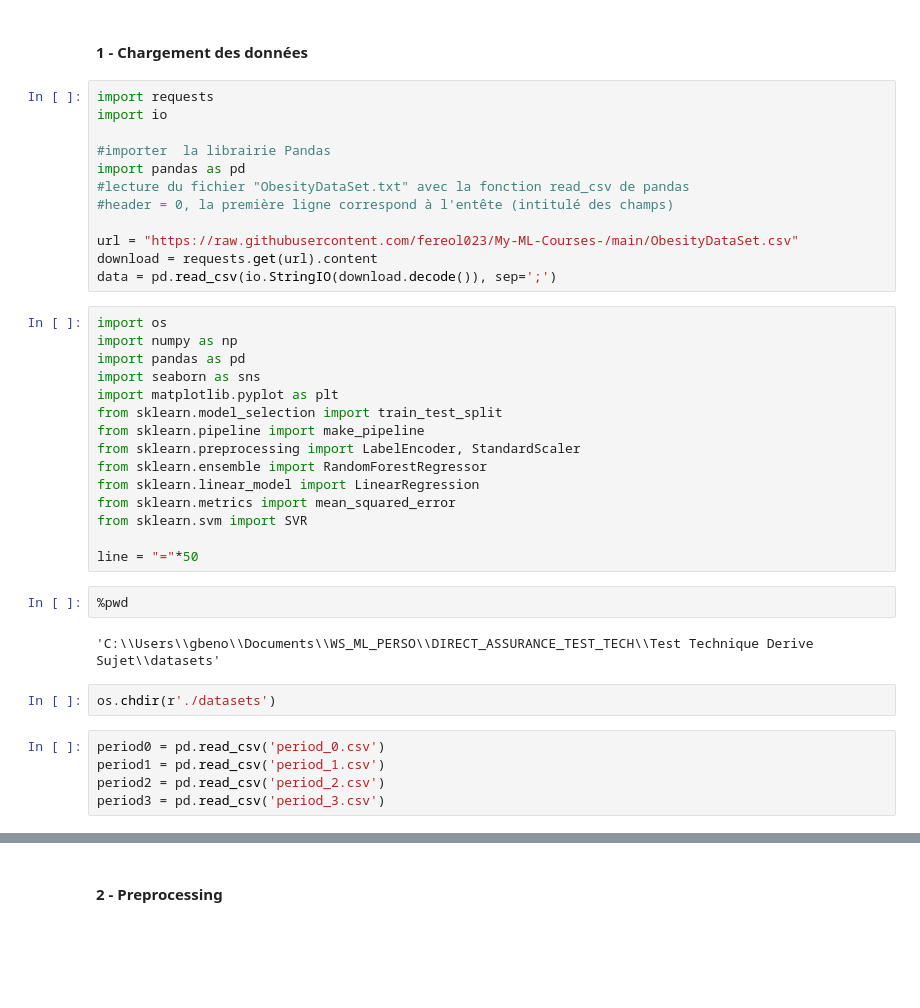
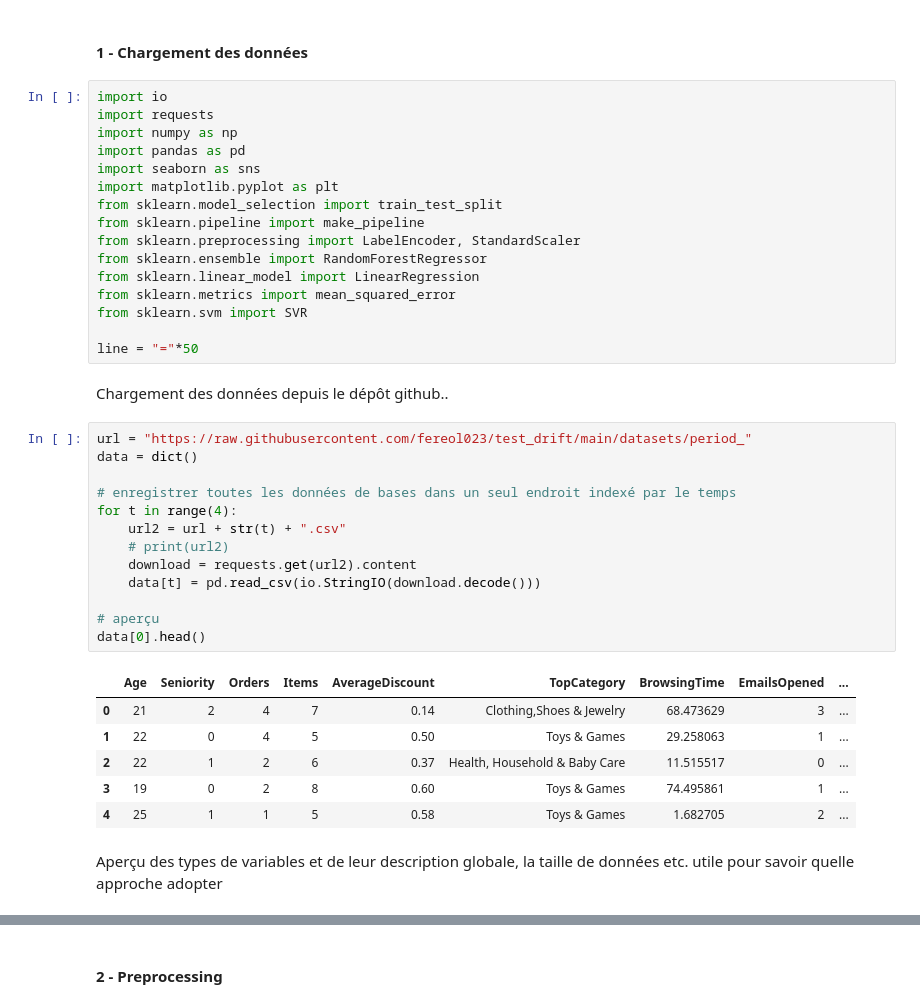
Before and after one commit to fereol023/Test_Technique_DA, a Jupyter notebook: TestTechniqueDerive_Sujet.ipynb, the cells around one changed output, grey strips where cells are left out. Cells and saved outputs as stored; diff of their text form; blank space fills up the shorter version.

```diff
--- a/TestTechniqueDerive_Sujet.ipynb
+++ b/TestTechniqueDerive_Sujet.ipynb
@@ -46,20 +46,9 @@ Ensuite, vous devrez **implémenter des métriques de dérive** qui vous seront
 * Il n'est pas nécessaire de faire de recherche d'hyperparamètres optimaux non plus mais vous pouvez le faire si vous le souhaitez.
 # %% [markdown]
 #### 1 - Chargement des données
-# %%
-import requests
-import io
-
-#importer  la librairie Pandas
-import pandas as pd
-#lecture du fichier "ObesityDataSet.txt" avec la fonction read_csv de pandas
-#header = 0, la première ligne correspond à l'entête (intitulé des champs)
-
-url = "https://raw.githubusercontent.com/fereol023/My-ML-Courses-/main/ObesityDataSet.csv"
-download = requests.get(url).content
-data = pd.read_csv(io.StringIO(download.decode()), sep=';')
 # %%
-import os
+import io
+import requests
 import numpy as np
 import pandas as pd
 import seaborn as sns
@@ -73,15 +62,28 @@ from sklearn.metrics import mean_squared_error
 from sklearn.svm import SVR
 
 line = "="*50
+# %% [markdown]
+Chargement des données depuis le dépôt github..
 # %%
-%pwd
+url = "https://raw.githubusercontent.com/fereol023/test_drift/main/datasets/period_"
+data = dict()
+
+# enregistrer toutes les données de bases dans un seul endroit indexé par le temps
+for t in range(4):
+    url2 = url + str(t) + ".csv"
+    # print(url2)
+    download = requests.get(url2).content
+    data[t] = pd.read_csv(io.StringIO(download.decode()))
+
+# aperçu
+data[0].head()
 # %% [output]
-'C:\\Users\\gbeno\\Documents\\WS_ML_PERSO\\DIRECT_ASSURANCE_TEST_TECH\\Test Technique Derive Sujet\\datasets'
+|  | Age | Seniority | Orders | Items | AverageDiscount | TopCategory | BrowsingTime | EmailsOpened | ... |
+| 0 | 21 | 2 | 4 | 7 | 0.14 | Clothing,Shoes & Jewelry | 68.473629 | 3 | ... |
+| 1 | 22 | 0 | 4 | 5 | 0.50 | Toys & Games | 29.258063 | 1 | ... |
+| 2 | 22 | 1 | 2 | 6 | 0.37 | Health, Household & Baby Care | 11.515517 | 0 | ... |
+| 3 | 19 | 0 | 2 | 8 | 0.60 | Toys & Games | 74.495861 | 1 | ... |
+| 4 | 25 | 1 | 1 | 5 | 0.58 | Toys & Games | 1.682705 | 2 | ... |
-# %%
-os.chdir(r'./datasets')
-# %%
-period0 = pd.read_csv('period_0.csv')
-period1 = pd.read_csv('period_1.csv')
-period2 = pd.read_csv('period_2.csv')
-period3 = pd.read_csv('period_3.csv')
+# %% [markdown]
+Aperçu des types de variables et de leur description globale, la taille de données etc. utile pour savoir quelle approche adopter
 # %%
```
Also changed, not shown: parts of 32 cells of this notebook.
